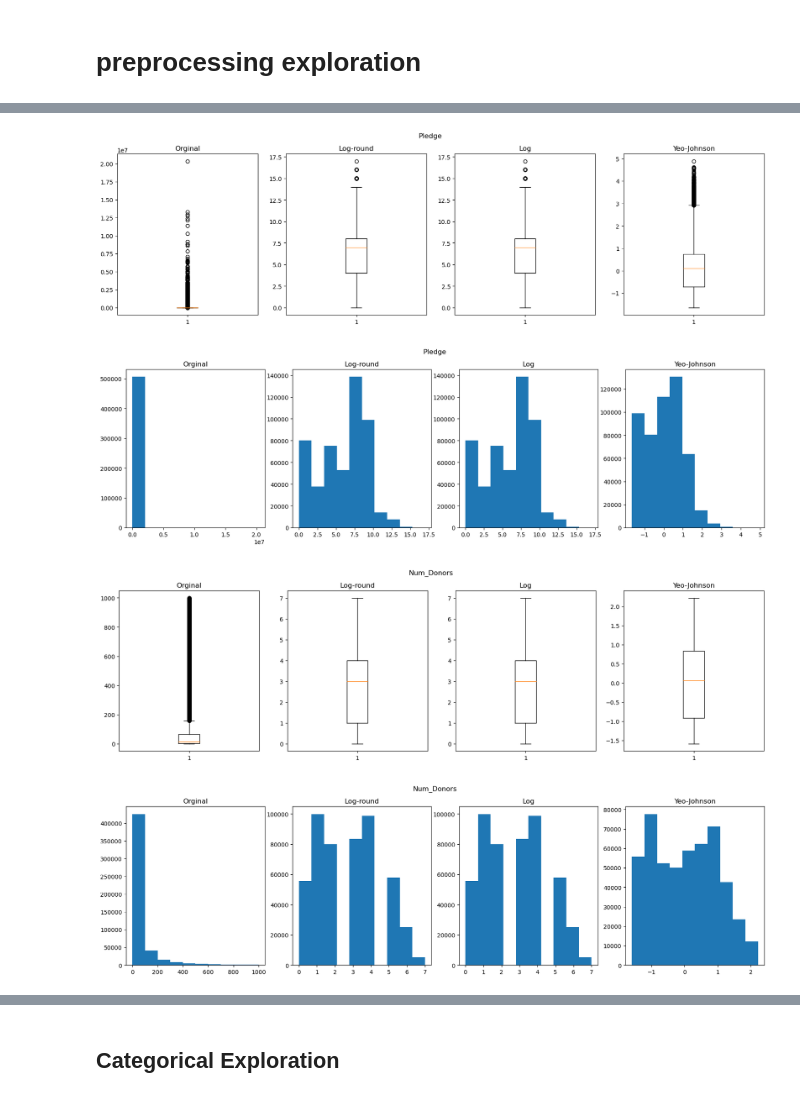
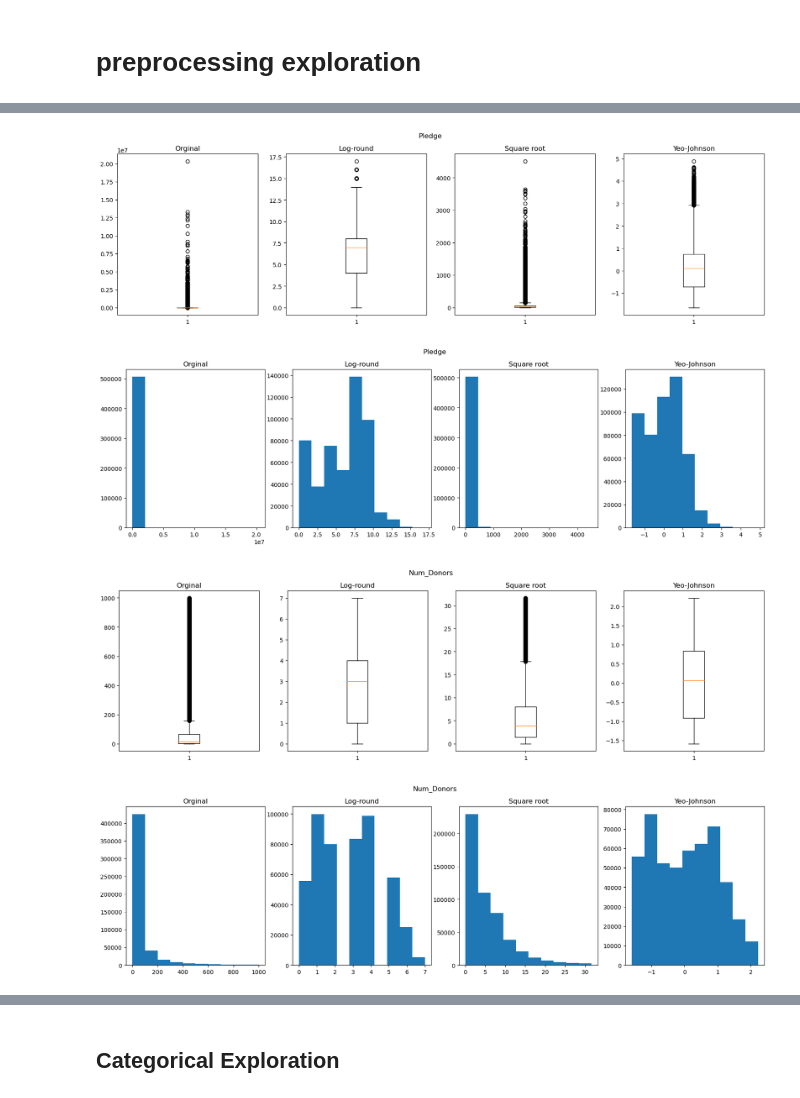
Before and after one commit to SBangarh/Kickstarter_Analysis, a Jupyter notebook: exploratory_analysis.ipynb, the cells around one changed output, grey strips where cells are left out. Drawn from its saved outputs; the diff is of its cells as text; code cells hidden in the pictures.

Commit message:
Explored binning for Duration and Num Donors. Goal and Pledged still giving me headaches, but progress is good

```diff
--- a/exploratory_analysis.ipynb
+++ b/exploratory_analysis.ipynb
@@ -389,4 +389,4 @@ Most are either Failed or Successful and in this context, Cancelled and Suspende
 
 status_dict = {'Canceled': 'Failed', 'Suspended': 'Failed'}
 
-data['Status'] = data['Status'].map(status_dict)
+data['Status'] = data['Status'].replace(status_dict)
@@ -428,0 +497,24 @@ No luck
+# %%
+#duration
+#get index values
+my_values = data['Duration (Days)'].value_counts().index
+my_values.sort_values()
+
+#my bins and labels
+my_bins = [0, 7, 14, 21, 30, 60, 90, 120]
+my_labels = ['1 Week', '2 Weeks', '3 Weeks', '1 Month', '1-2 Months', '2-3 Months', '3+ Months' ]
+
+
+binned_data = pd.cut(data['Duration (Days)'], bins=my_bins, right=False, labels=my_labels)
+
+duration_binned = pd.DataFrame(binned_data.value_counts())
+duration_binned.reset_index(inplace=True)
+duration_binned.rename(columns={'index': 'Duration', 'Duration (Days)': 'Count'}, inplace=True)
+
+#plot the counts
+fig = plt.figure(figsize=(10, 10))
+plt.bar(x=duration_binned['Duration'], height=duration_binned['Count'])
+plt.title('Count of Campaigns by Binned Duration')
+plt.xlabel('Duration Bin')
+plt.ylabel('Count')
+plt.show()
@@ -430,12 +524,17 @@ No luck
 # preprocessing exploration
 # %%
 #function to take log
-def log_transform(dataframe, rounding=False):
+def log_transform(dataframe):
     log_value = np.log1p(dataframe)
     round_log = log_value.round(0)
     return round_log
 
-from sklearn.preprocessing import PowerTransformer #import for function
+
+def square_root(dataframe, feature):
+    my_root = np.sqrt(dataframe[feature]).round(2)
+    return my_root
+
+from sklearn.preprocessing import PowerTransformer, QuantileTransformer #import for function
 
 #function to apply Yeo-Johnson
 def yeo_johnson(dataframe):
@@ -492,14 +591,14 @@ plot_histogram(goal, 'Goal')
 # %%
 #Working on pledge
-pledge['Test1'] = log_transform(pledge['Test1'], True) #round log values
-pledge['Test2'] = log_transform(pledge['Test2'], False) #don't round log vlaues
+pledge['Test1'] = log_transform(pledge['Test1']) #round log values
+pledge['Test2'] = square_root(pledge, 'Test2') #don't round log vlaues
 pledge['Test3'] = yeo_johnson(pledge['Test3'])
 
-pledge.rename(columns={'Test1': 'Log-round', 'Test2': 'Log', 'Test3': 'Yeo-Johnson'}, inplace=True)
+pledge.rename(columns={'Test1': 'Log-round', 'Test2': 'Square root', 'Test3': 'Yeo-Johnson'}, inplace=True)
 
 
 plot_boxplot(pledge, 'Pledge')
 plot_histogram(pledge, 'Pledge')
 # %% [output]
-[figure, old version]
+[figure, new version]
-[figure, old version]
+[figure, new version]
@@ -506,14 +607,14 @@ plot_histogram(pledge, 'Pledge')
 # %%
 #Working on Donors
-donors['Test1'] = log_transform(donors['Test1'], True) #round log values
-donors['Test2'] = log_transform(donors['Test2'], False) #don't round log vlaues
+donors['Test1'] = log_transform(donors['Test1']) #round log values
+donors['Test2'] = square_root(donors, 'Test2')
 donors['Test3'] = yeo_johnson(donors['Test3'])
 
-donors.rename(columns={'Test1': 'Log-round', 'Test2': 'Log', 'Test3': 'Yeo-Johnson'}, inplace=True)
+donors.rename(columns={'Test1': 'Log-round', 'Test2': 'Square root', 'Test3': 'Yeo-Johnson'}, inplace=True)
 
 
 plot_boxplot(donors, 'Num_Donors')
 plot_histogram(donors, 'Num_Donors')
 # %% [output]
-[figure, old version]
+[figure, new version]
-[figure, old version]
+[figure, new version]
```
Also changed, not shown: parts of 14 cells of this notebook, 1 other file.
